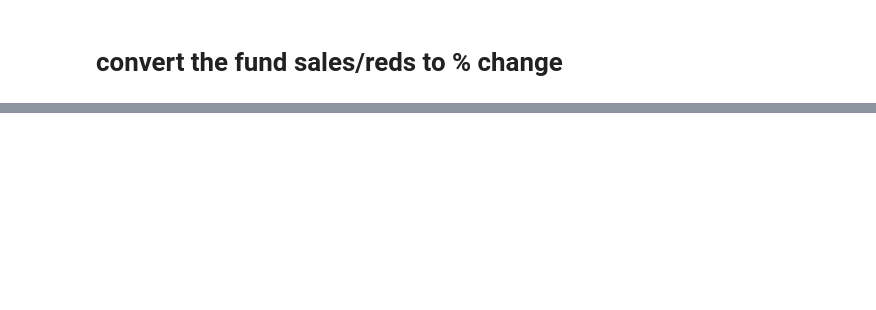
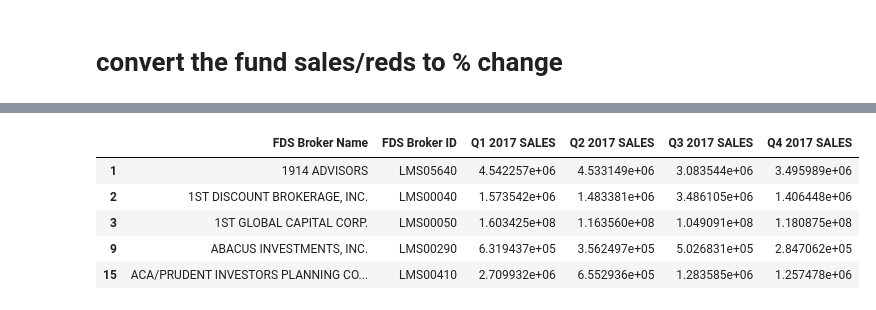
Before and after one commit to frechfrechfrech/Mutual-Fund-Market-Clusters, a Jupyter notebook: Initial Data Exploration.ipynb, the cells around one changed output, grey strips where cells are left out. Cells and saved outputs as stored; diff of their text form; code cells hidden in the pictures; blank space fills up the shorter version.

```diff
--- a/Initial Data Exploration.ipynb
+++ b/Initial Data Exploration.ipynb
@@ -285,0 +227,12 @@ sns.lmplot(x='tsne_one', y ='tsne_two', data = df_tsne_pct, hue = 'Morningstar C
+# %%
+df_bd = df_cusip_bd.groupby(['FDS Broker Name', 'FDS Broker ID']).sum()
+df_bd = df_bd.reset_index()
+df_bd = df_bd[df_bd.iloc[:,-4:].sum(axis=1)>=1000000]
+df_bd.head()
+# %% [output]
+|  | FDS Broker Name | FDS Broker ID | Q1 2017 SALES | Q2 2017 SALES | Q3 2017 SALES | Q4 2017 SALES |
+| 1 | 1914 ADVISORS | LMS05640 | 4.542257e+06 | 4.533149e+06 | 3.083544e+06 | 3.495989e+06 |
+| 2 | 1ST DISCOUNT BROKERAGE, INC. | LMS00040 | 1.573542e+06 | 1.483381e+06 | 3.486105e+06 | 1.406448e+06 |
+| 3 | 1ST GLOBAL CAPITAL CORP. | LMS00050 | 1.603425e+08 | 1.163560e+08 | 1.049091e+08 | 1.180875e+08 |
+| 9 | ABACUS INVESTMENTS, INC. | LMS00290 | 6.319437e+05 | 3.562497e+05 | 5.026831e+05 | 2.847062e+05 |
+| 15 | ACA/PRUDENT INVESTORS PLANNING CO... | LMS00410 | 2.709932e+06 | 6.552936e+05 | 1.283585e+06 | 1.257478e+06 |
```
Also changed, not shown: parts of 20 cells of this notebook.
